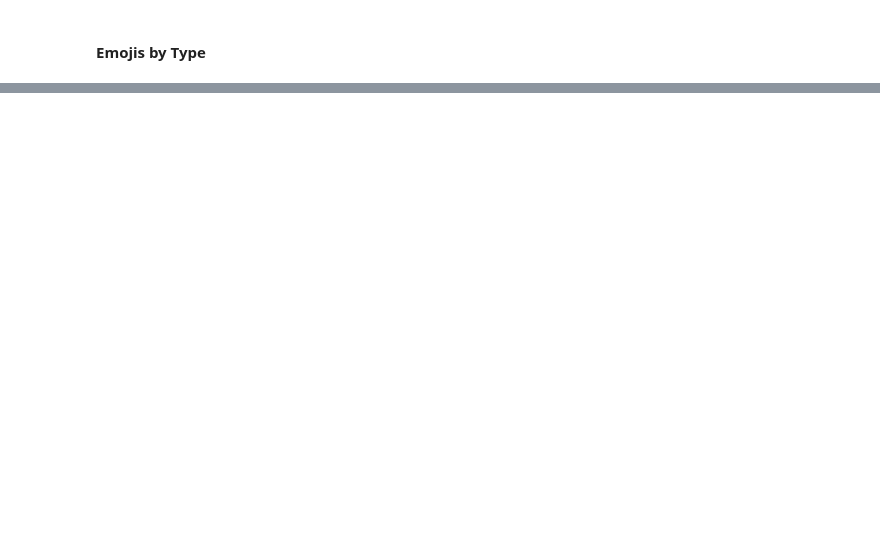
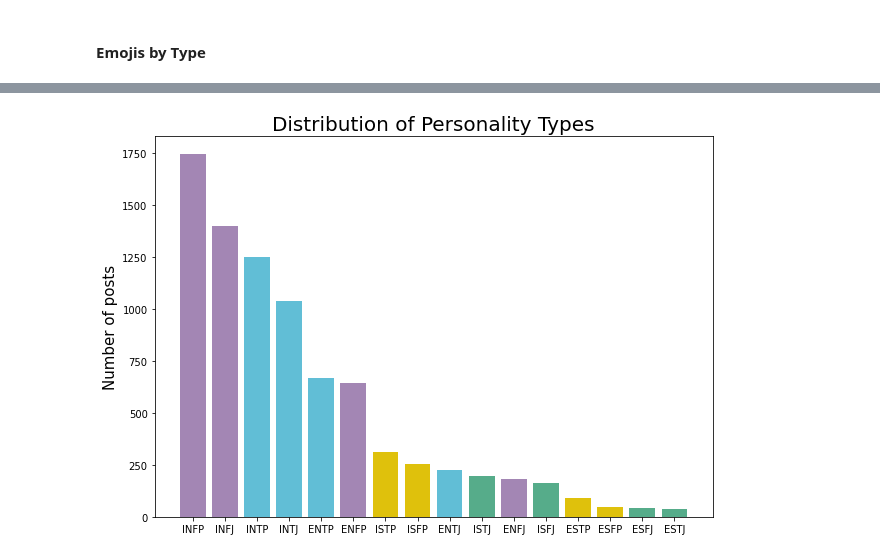
Before and after one commit to esharma3/myers-briggs-personality-prediction, a Jupyter notebook: final_notebooks/04_visualizations.ipynb, the cells around one changed output, grey strips where cells are left out. Saved outputs shown, nothing was run; the diff lists cells and outputs as text; code cells hidden in the pictures; blank space fills up the shorter version.

```diff
--- a/final_notebooks/04_visualizations.ipynb
+++ b/final_notebooks/04_visualizations.ipynb
@@ -206,0 +214,11 @@ personality_data['word_count'].max()
+# %%
+mb = personality_data.groupby('type').agg({'type':'count'}).rename(columns={'type':'count'}).sort_values('count',ascending=False)
+colors = {x: colors_d[x] for x in mb.index.tolist()}
+plt.figure(figsize=(10,7))
+plt.title("Distribution of Personality Types", fontsize=20)
+plt.ylabel("Number of posts", fontsize=15)
+plt.bar(mb.index, mb['count'], color=list(colors.values()))
+plt.savefig(os.path.join(img_path,"type_hist.png"))
+plt.show()
+# %% [output]
+[figure, added]
```
Also changed, not shown: parts of 5 cells of this notebook.
